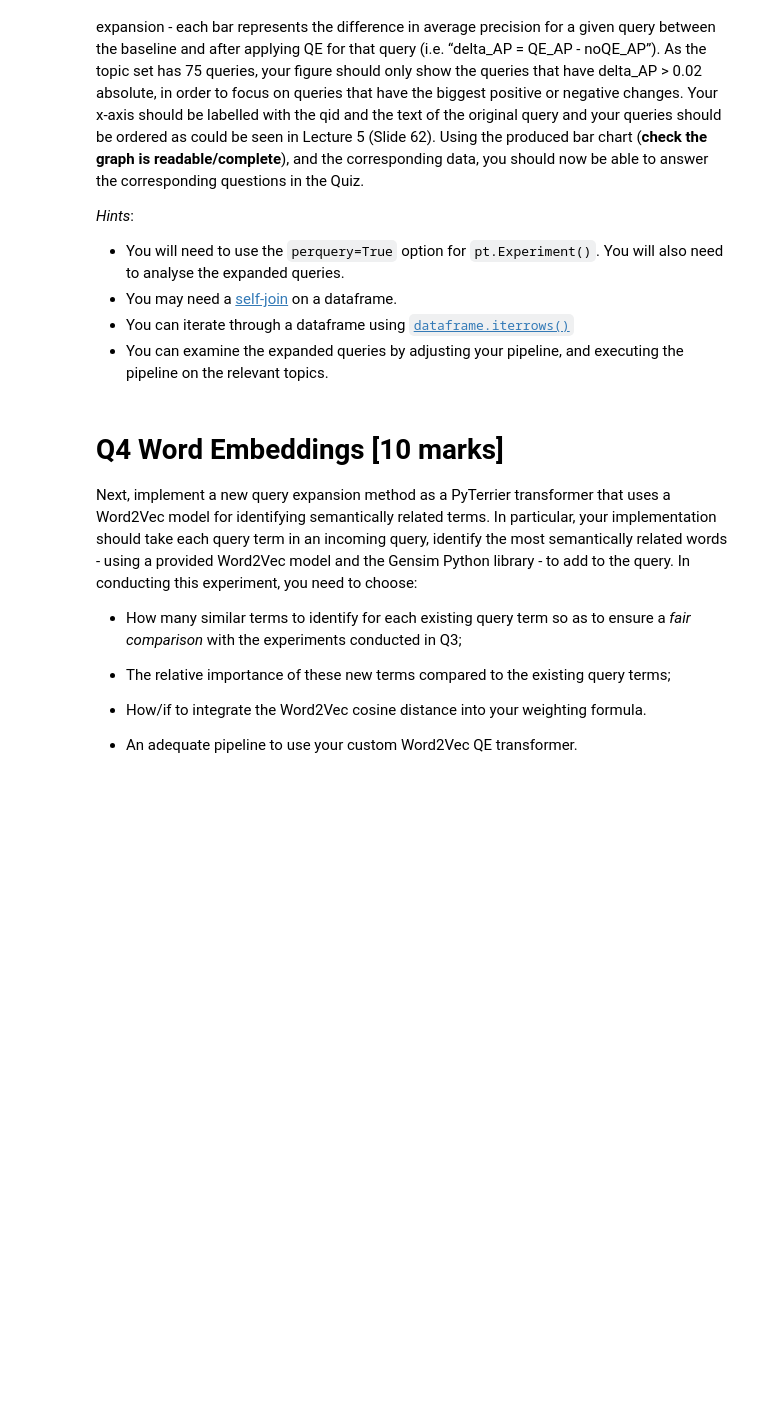
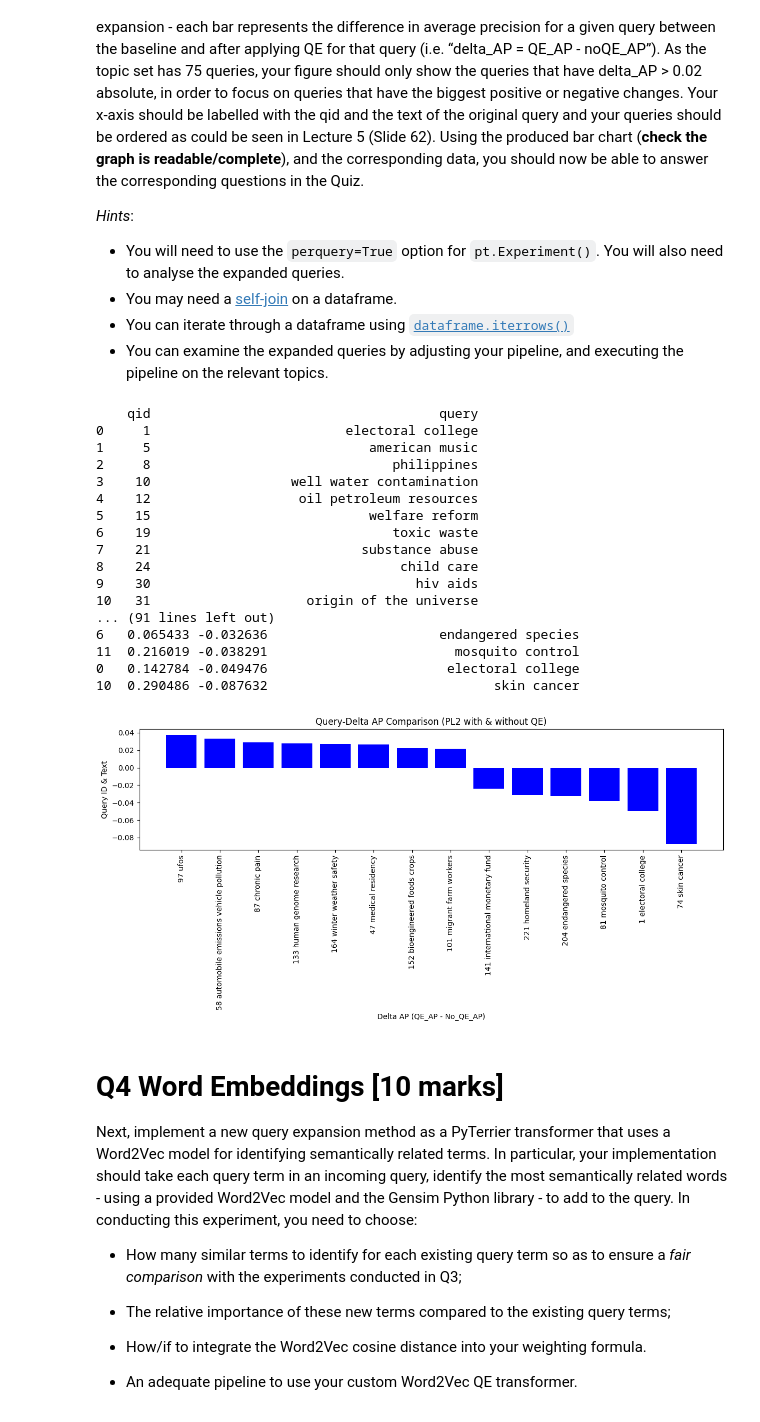
Before and after one commit to ayush-96/msc-data-science, a Jupyter notebook: information_retrieval/IR(H_M)_2025_Exercise_1_TEMPLATE.ipynb, the cells around one changed output. Cells and saved outputs as stored; diff of their text form; code cells hidden in the pictures; blank space fills up the shorter version.

```diff
--- a/information_retrieval/IR(H_M)_2025_Exercise_1_TEMPLATE.ipynb
+++ b/information_retrieval/IR(H_M)_2025_Exercise_1_TEMPLATE.ipynb
@@ -303,3 +322,63 @@ Now, you will delve into the performance of the best retrieval model identified
+# %%
+#YOUR SOLUTION
+bo1 = pt.rewrite.Bo1QueryExpansion(index)
+pl2 = pt.terrier.Retriever(index, wmodel='PL2')
+pl2_qe = pt.terrier.Retriever(index, wmodel="PL2",
+                           controls={"qemodel" : "Bo1", "qe" : "on"})
+
+pipeline_qe = pl2 >> bo1 # pipeline to examine query
+
+topic_td = pt.get_dataset('trec-wt-2004').get_topics("td")
+qrel_td = pt.get_dataset('trec-wt-2004').get_qrels("td")
+
+results = pt.Experiment(
+    [pl2], topic_td, qrel_td,
+    eval_metrics=['map'], perquery=True
+)
+
+results_qe = pt.Experiment(
+    [pl2_qe], topic_td, qrel_td,
+    eval_metrics=['map'], perquery=True
+)
+
+df_delta = results.merge(results_qe, on='qid')
+df_delta['delta_ap'] = df_delta['value_y'] - df_delta['value_x']
+df_filtered = df_delta[abs(df_delta['delta_ap']) > 0.02] # filter
+df_filtered = df_filtered.merge(topic_td[['qid', 'query']], on='qid')
+df_filtered = df_filtered.sort_values(by='delta_ap', ascending=False)
+print(df_filtered)
+
+# columns:  name  qid measure     value
+# print(pipeline_qe.transform(topic_td))
+
+
+plt.figure(figsize=(12, 6))
+plt.bar(df_filtered['qid'].astype(str) + " " + df_filtered['query'], df_filtered['delta_ap'], color='blue')
+plt.xticks(rotation=90)
+plt.xlabel('Delta AP (QE_AP - No_QE_AP)')
+plt.ylabel('Query ID & Text')
+plt.title('Query-Delta AP Comparison (PL2 with & without QE)')
+plt.tight_layout()
+plt.show()
+# %% [output]
+    qid                                     query
+0     1                         electoral college
+1     5                            american music
+2     8                               philippines
+3    10                  well water contamination
+4    12                   oil petroleum resources
+5    15                            welfare reform
+6    19                               toxic waste
+7    21                           substance abuse
+8    24                                child care
+9    30                                  hiv aids
+10   31                    origin of the universe
+... (91 lines left out)
+6   0.065433 -0.032636                      endangered species
+11  0.216019 -0.038291                        mosquito control
+0   0.142784 -0.049476                       electoral college
+10  0.290486 -0.087632                             skin cancer
+[figure, added]
 # %% [markdown]
 # Q4 Word Embeddings [10 marks]
 
```
Also changed, not shown: parts of 9 cells of this notebook.
